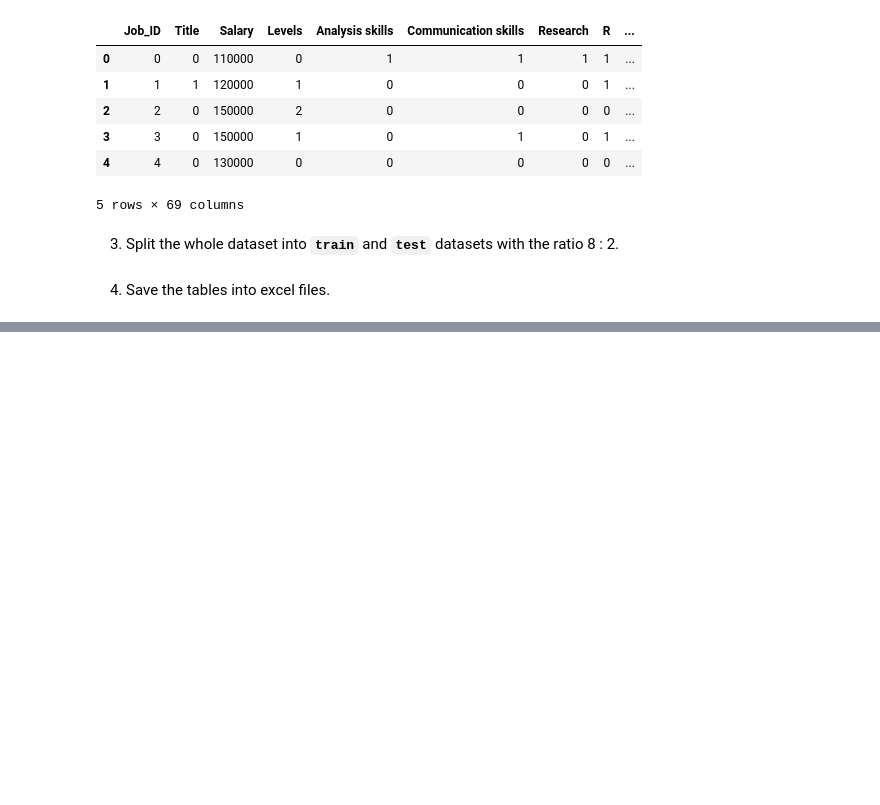
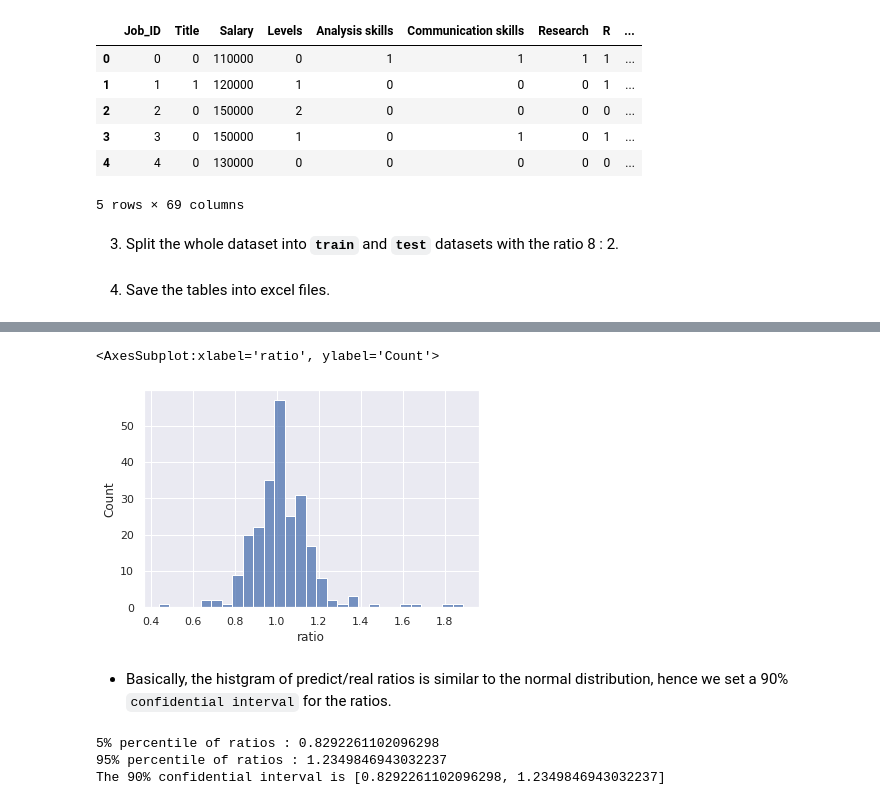
Before and after one commit to Junzhee/SC1015, a Jupyter notebook: mini_project/Data Science Job Postings and Salaries Analysis.ipynb, the cells around one changed output, grey strips where cells are left out. Saved outputs shown, nothing was run; the diff lists cells and outputs as text; code cells hidden in the pictures; blank space fills up the shorter version.

```diff
--- a/mini_project/Data Science Job Postings and Salaries Analysis.ipynb
+++ b/mini_project/Data Science Job Postings and Salaries Analysis.ipynb
@@ -389,0 +618,37 @@ test.to_excel('test.xlsx', index = False)
+# %%
+folds = KFold(n_splits=5, shuffle=True, random_state=15)
+oof = np.zeros(len(train))
+predictions = np.zeros(len(test))
+start = time.time()
+feature_importance_df = pd.DataFrame()
+
+for fold_, (trn_idx, val_idx) in enumerate(folds.split(train.values, target.values)):
+    print("fold n°{}".format(fold_))
+    trn_data = lgb.Dataset(train.iloc[trn_idx][features],
+                           label=target.iloc[trn_idx],
+                           categorical_feature=categorical_feats
+                          )
+    val_data = lgb.Dataset(train.iloc[val_idx][features],
+                           label=target.iloc[val_idx],
+                           categorical_feature=categorical_feats
+                          )
+
+    num_round = 10000
+    clf = lgb.train(param,
+                    trn_data,
+                    num_round,
+                    valid_sets = [trn_data, val_data],
+                    verbose_eval=100,
+                    early_stopping_rounds = 200)
+
+    oof[val_idx] = clf.predict(train.iloc[val_idx][features], num_iteration=clf.best_iteration)
+
+    fold_importance_df = pd.DataFrame()
+    fold_importance_df["feature"] = features
+    fold_importance_df["importance"] = clf.feature_importance()
+    fold_importance_df["fold"] = fold_ + 1
+    feature_importance_df = pd.concat([feature_importance_df, fold_importance_df], axis=0)
+
+    predictions += clf.predict(test[features], num_iteration=clf.best_iteration) / folds.n_splits
+
+print("CV score: {:<8.5f}".format(mean_squared_error(oof, target)**0.5))
@@ -389,0 +723,22 @@ test.to_excel('test.xlsx', index = False)
+# %%
+df_a = pd.DataFrame({"Job_ID" : test["Job_ID"].values})
+df_a["real"] = test['Salary']
+df_a["predict"] = predictions
+df_a['ratio'] = df_a['predict'] / df_a['real']
+# %%
+sns.histplot(df_a['ratio'], binwidth = 0.05)
+# %% [output]
+<AxesSubplot:xlabel='ratio', ylabel='Count'>
+[figure, added]
+# %% [markdown]
+- Basically, the histgram of predict/real ratios is similar to the normal distribution, hence we set a 90% `confidential interval` for the ratios.
+# %%
+LL = df_a['ratio'].quantile(0.05)
+UL = df_a['ratio'].quantile(0.95)
+print("5% percentile of ratios : {}".format(LL))
+print("95% percentile of ratios : {}".format(UL))
+print("The 90% confidential interval is [{}, {}]".format(LL, UL))
+# %% [output]
+5% percentile of ratios : 0.8292261102096298
+95% percentile of ratios : 1.2349846943032237
+The 90% confidential interval is [0.8292261102096298, 1.2349846943032237]
```
Also changed, not shown: parts of 41 cells of this notebook.
